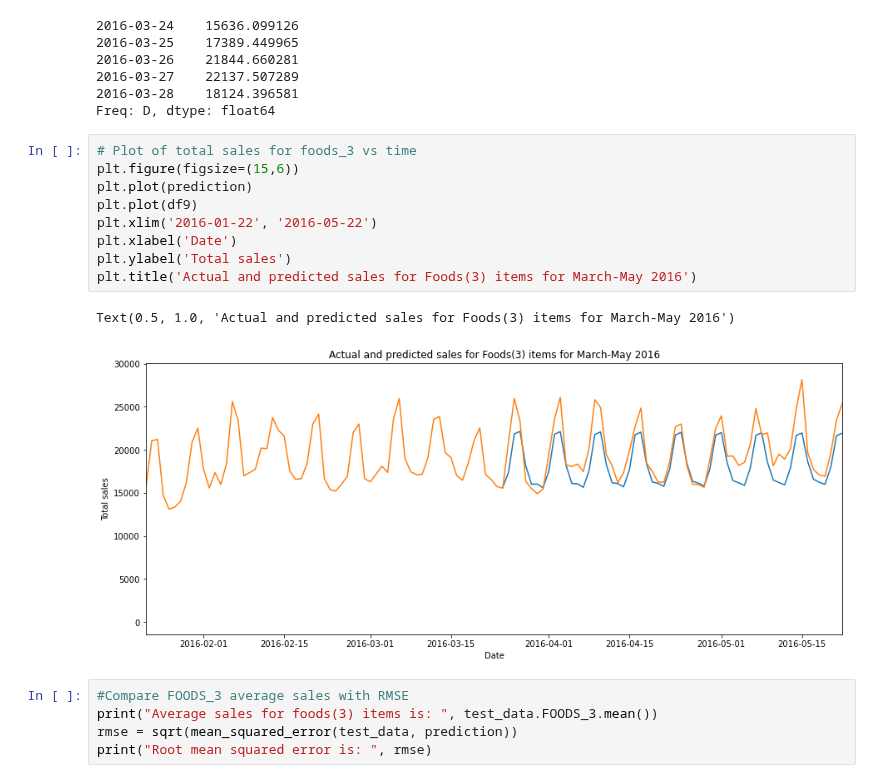
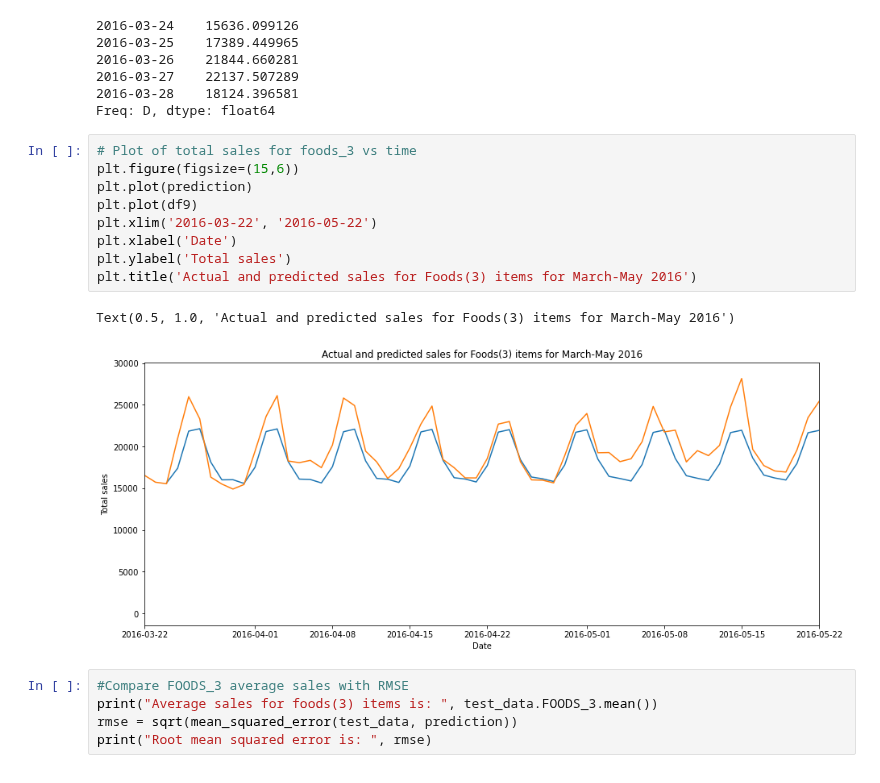
Before and after one commit to sithankanna/hts-forecast, a Jupyter notebook: notebooks/002-EK-EDA.ipynb, the cells around one changed output. Cells and saved outputs as stored; diff of their text form.

```diff
--- a/notebooks/002-EK-EDA.ipynb
+++ b/notebooks/002-EK-EDA.ipynb
@@ -312,15 +317,15 @@ Freq: D, dtype: float64
 # %%
 # Plot of total sales for foods_3 vs time
 plt.figure(figsize=(15,6))
 plt.plot(prediction)
 plt.plot(df9)
-plt.xlim('2016-01-22', '2016-05-22')
+plt.xlim('2016-03-22', '2016-05-22')
 plt.xlabel('Date')
 plt.ylabel('Total sales')
 plt.title('Actual and predicted sales for Foods(3) items for March-May 2016')
 # %% [output]
 Text(0.5, 1.0, 'Actual and predicted sales for Foods(3) items for March-May 2016')
-[figure, old version]
+[figure, new version]
 # %%
 #Compare FOODS_3 average sales with RMSE
 print("Average sales for foods(3) items is: ", test_data.FOODS_3.mean())
```
Also changed, not shown: parts of 4 cells of this notebook.
